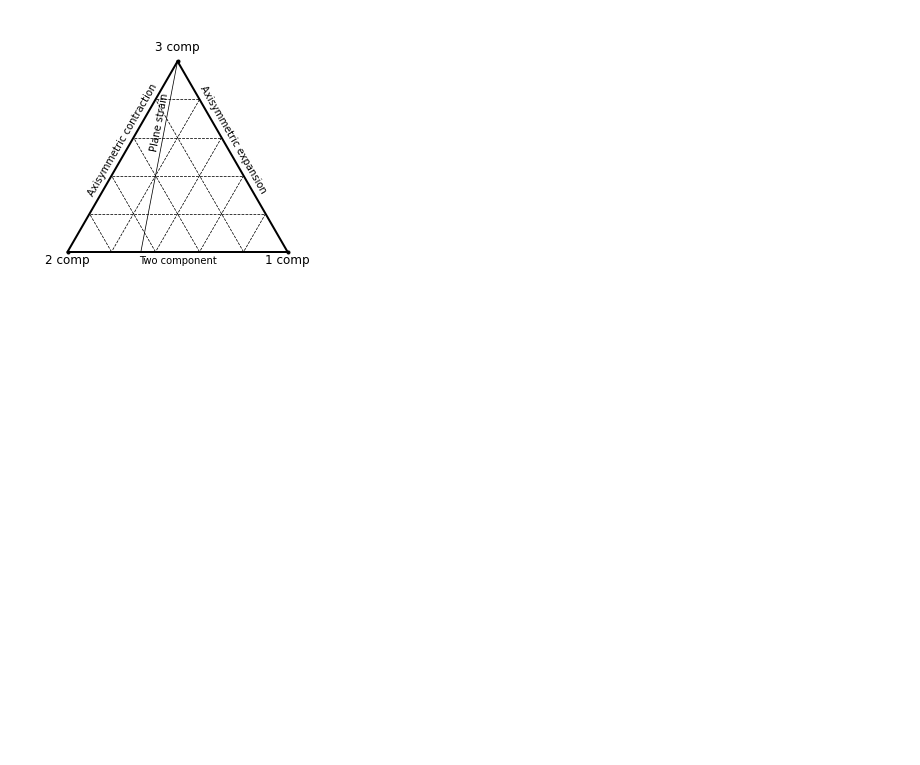
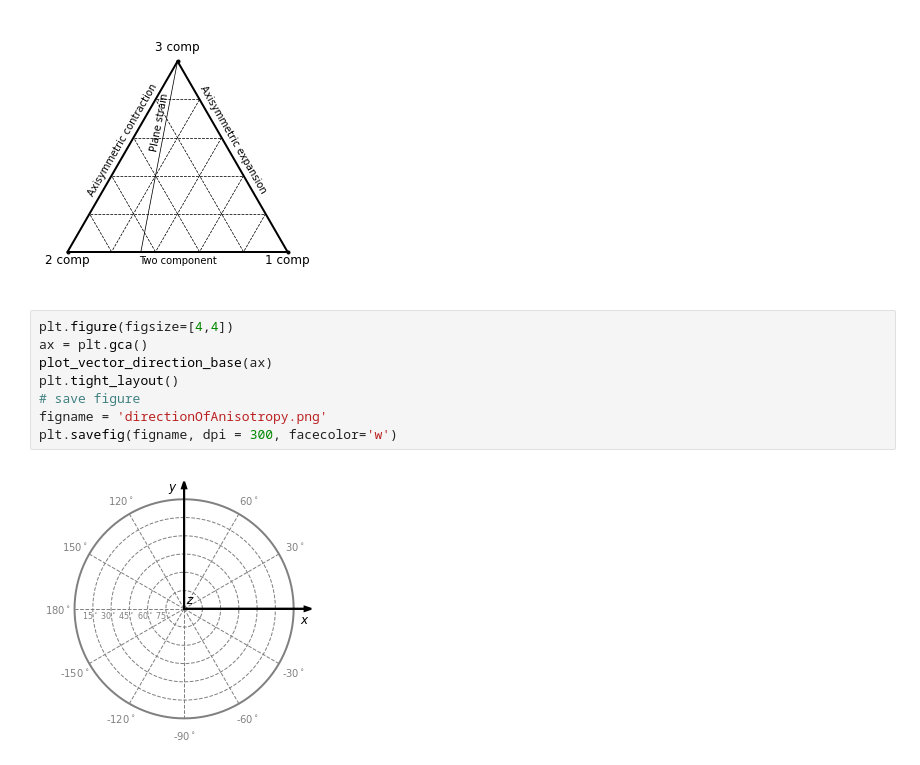
Before and after one commit to qingli411/anisotropic_barycentric_map, a Jupyter notebook: python/example.ipynb, the cells around one changed output. Drawn from its saved outputs; the diff is of its cells as text; blank space fills up the shorter version.

Commit message:
Add vector direction map

```diff
--- a/python/example.ipynb
+++ b/python/example.ipynb
@@ -10,3 +10,13 @@ figname = 'anisotropicBarycentricMap.png'
 plt.savefig(figname, dpi = 300, facecolor='w')
 # %% [output]
 [figure]
+# %%
+plt.figure(figsize=[4,4])
+ax = plt.gca()
+plot_vector_direction_base(ax)
+plt.tight_layout()
+# save figure
+figname = 'directionOfAnisotropy.png'
+plt.savefig(figname, dpi = 300, facecolor='w')
+# %% [output]
+[figure, added]
```
Also changed, not shown: 2 other files.
